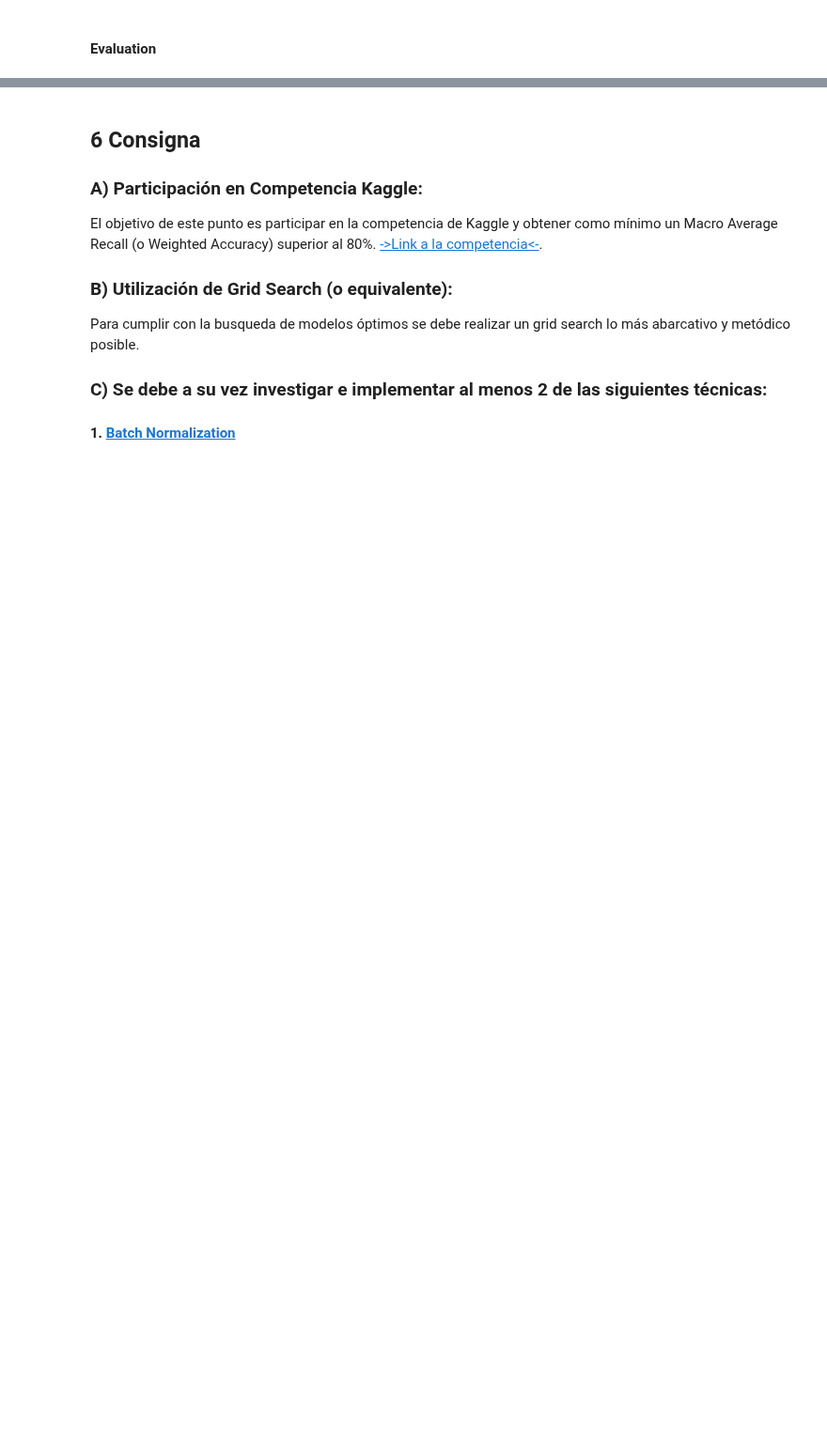
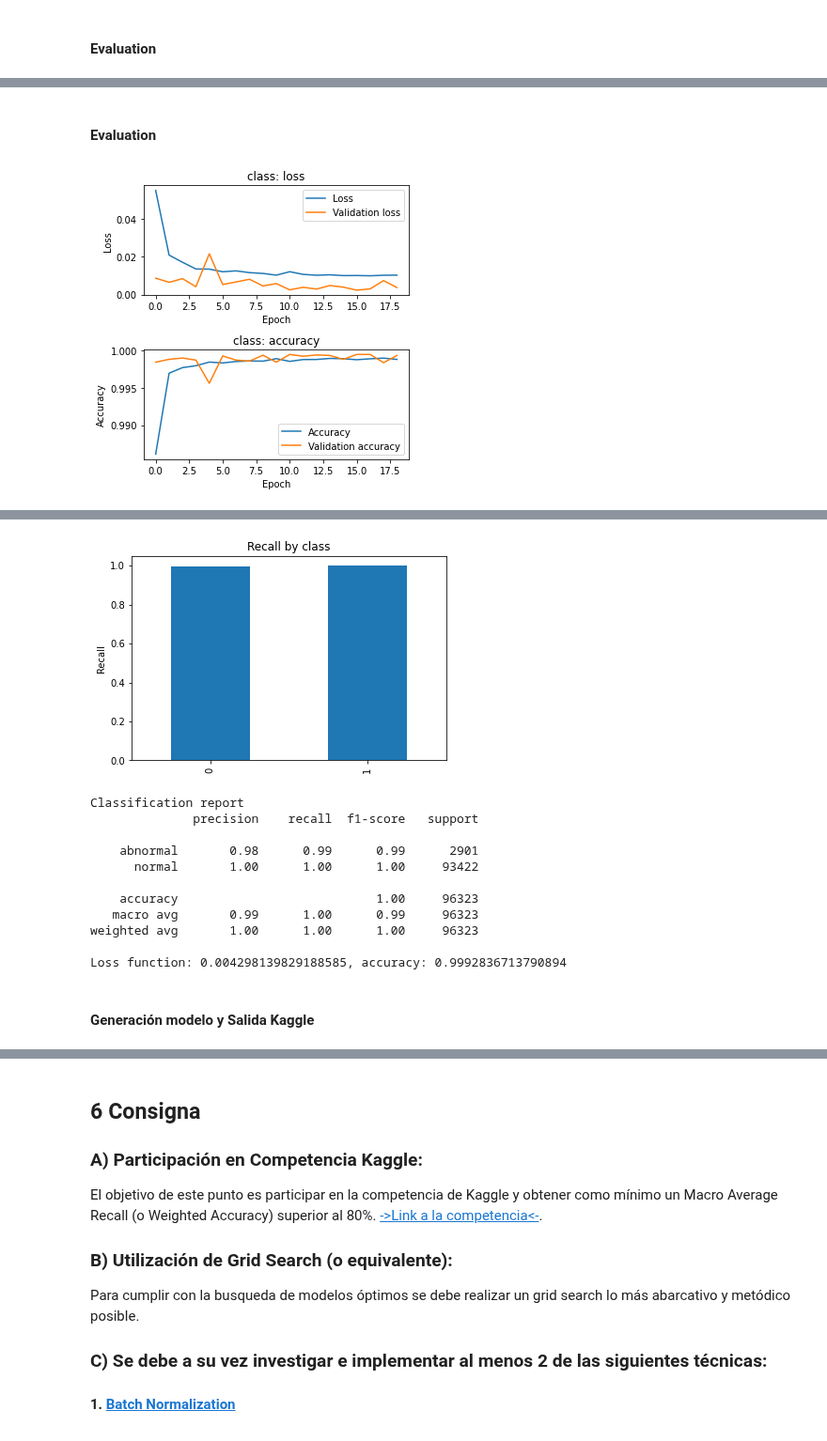
Before and after one commit to fededemo/ObligatorioDeepLearning, a Jupyter notebook: Template HDFS Log Classification.ipynb, the cells around one changed output, grey strips where cells are left out. Shown at 94% size. Drawn from its saved outputs; the diff is of its cells as text; code cells hidden in the pictures; blank space fills up the shorter version.

Commit message:
add notebook with data augmentation, kaggle data and output models

```diff
--- a/Template HDFS Log Classification.ipynb
+++ b/Template HDFS Log Classification.ipynb
@@ -131,3 +142,8 @@ X_train, X_test, X_val, y_train, y_test, y_val = utils.split(padded_sequences, d
 X_train_for_aug, a, b, c, d, e = utils.split(raw_sequences, data_y)
 # %%
 X_train_aug, y_train_aug = utils.sequences_augmentation(X_train_for_aug, y_train, max_len, 19)
+# %%
+"""
+padding to data augmentation traing
+"""
+X_train_aug = utils.pad_sequences(X_train_aug, max_len)
@@ -274,6 +547,0 @@ utils.eval_model(trainingGC_BN, modelGC_BN, X_test, y_test)
-# %%
-vocab_size = 30#max([max(s) for s in raw_sequences]) + 1
-max_len = 19
-batch_size = 15
-epochs = 8
-patience = 10
@@ -291,0 +574,8 @@ for x in [modelGC_BN,modelGC, modelBN, model]:
+# %%
+modelDA = Sequential()
+modelDA.add(Embedding(vocab_size+1, embedding_size, input_length=max_len)) #el vocab size deberiamos sacarlo
+modelDA.add(LSTM(64, return_sequences=True))
+modelDA.add(LSTM(64, return_sequences=False))
+modelDA.add(Dense(2, activation='softmax'))
+modelDA.compile(loss=loss, optimizer=optimizer, metrics=['accuracy'])
+modelDA.summary()
@@ -291,0 +602,11 @@ for x in [modelGC_BN,modelGC, modelBN, model]:
+# %%
+#se agregó class.weights
+trainingDA, modelDA = utils.train(modelDA,
+                X_train_aug,
+                y_train_aug,
+                batch_size = batch_size,
+                epochs = epochs,
+                validation_data_X = X_val,
+                validation_data_y = y_val,
+                patience = patience,
+                class_weights = utils.class_weights(hdfs_train,'class'))
@@ -291,0 +631,6 @@ for x in [modelGC_BN,modelGC, modelBN, model]:
+# %% [markdown]
+#### Evaluation
+# %%
+utils.eval_model(trainingDA, modelDA, X_test, y_test)
+# %% [output]
+[figure, added]
@@ -291,0 +638,14 @@ for x in [modelGC_BN,modelGC, modelBN, model]:
+[figure, added]
+Classification report
+              precision    recall  f1-score   support
+
+    abnormal       0.98      0.99      0.99      2901
+      normal       1.00      1.00      1.00     93422
+
+    accuracy                           1.00     96323
+   macro avg       0.99      1.00      0.99     96323
+weighted avg       1.00      1.00      1.00     96323
+
+Loss function: 0.004298139829188585, accuracy: 0.9992836713790894
+# %% [markdown]
+#### Generación modelo y Salida Kaggle
```
Also changed, not shown: parts of 38 cells of this notebook, 51 other files.
